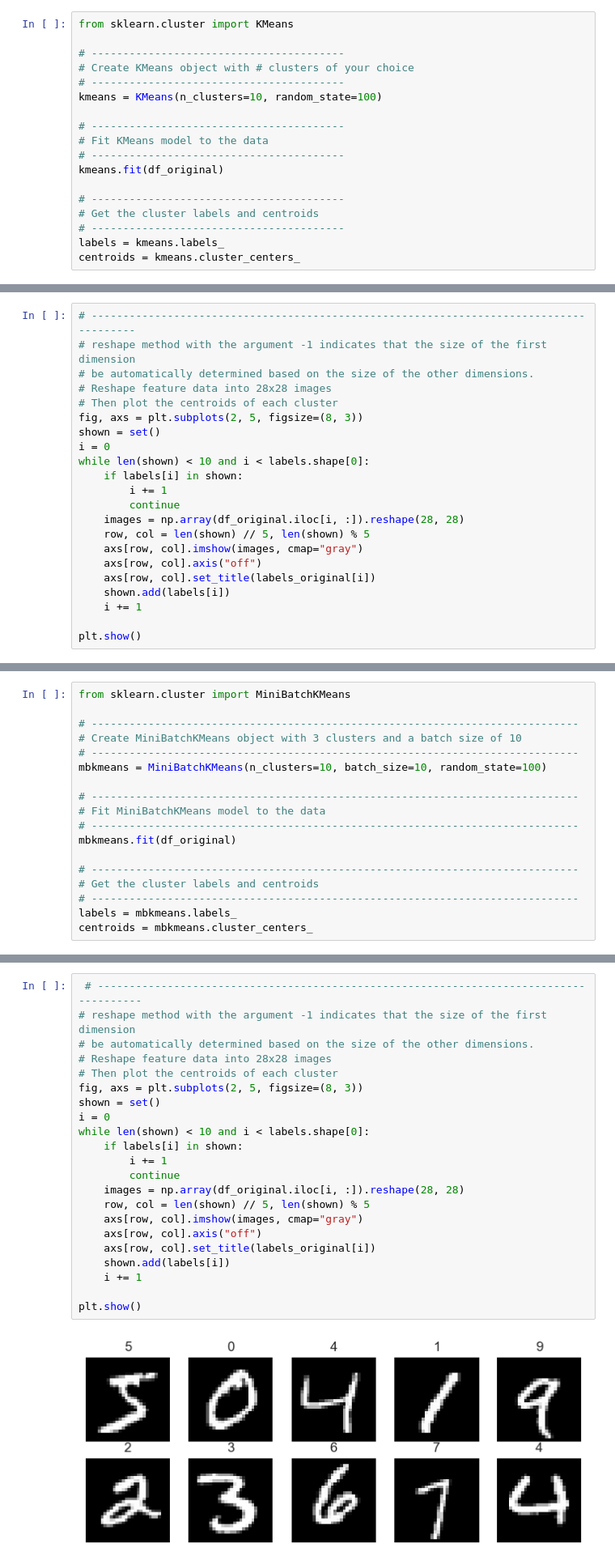
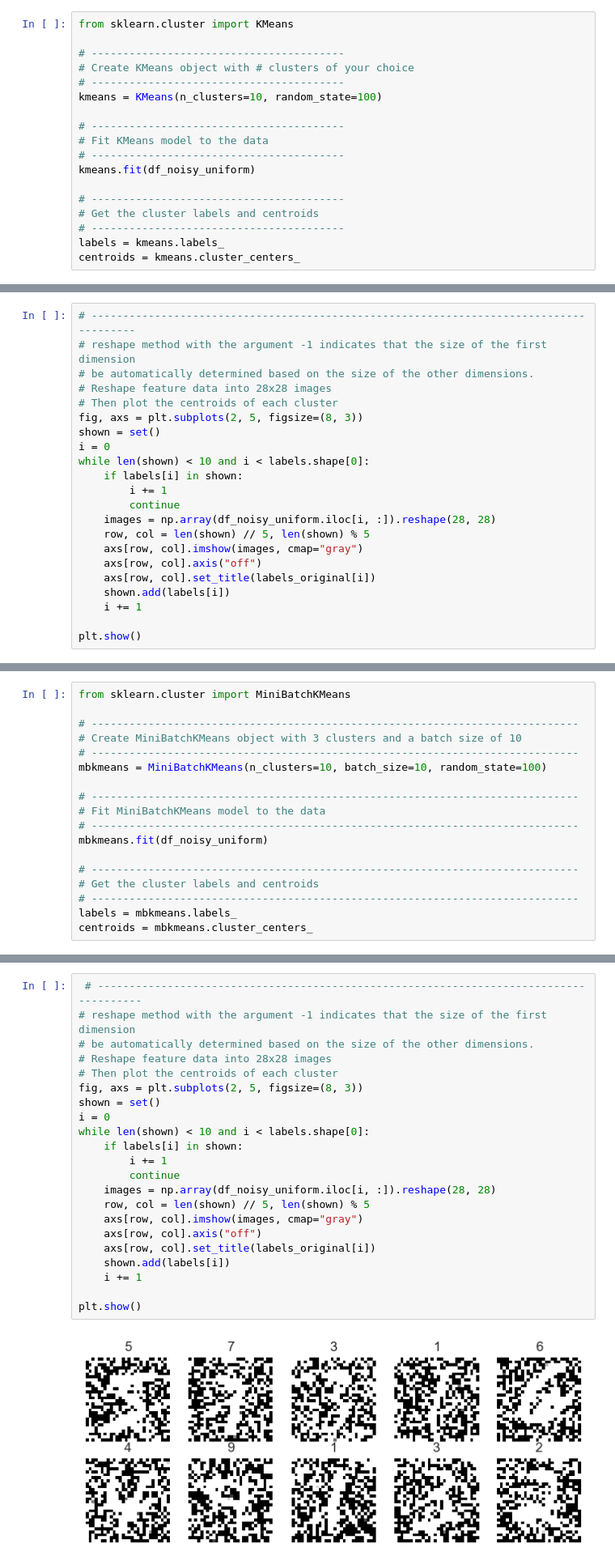
Before and after one commit to ZongyuWu97/CS6140, a Jupyter notebook: HW7.ipynb, the cells around one changed output, grey strips where cells are left out. Shown at 81% size. Saved outputs shown, nothing was run; the diff lists cells and outputs as text.

```diff
--- a/HW7.ipynb
+++ b/HW7.ipynb
@@ -432,7 +431,7 @@ kmeans = KMeans(n_clusters=10, random_state=100)
 # ----------------------------------------
 # Fit KMeans model to the data
 # ----------------------------------------
-kmeans.fit(df_original)
+kmeans.fit(df_noisy_uniform)
 
 # ----------------------------------------
 # Get the cluster labels and centroids
@@ -454,7 +453,7 @@ while len(shown) < 10 and i < labels.shape[0]:
     if labels[i] in shown:
         i += 1
         continue
-    images = np.array(df_original.iloc[i, :]).reshape(28, 28)
+    images = np.array(df_noisy_uniform.iloc[i, :]).reshape(28, 28)
     row, col = len(shown) // 5, len(shown) % 5
     axs[row, col].imshow(images, cmap="gray")
     axs[row, col].axis("off")
@@ -478,7 +477,7 @@ mbkmeans = MiniBatchKMeans(n_clusters=10, batch_size=10, random_state=100)
 # -----------------------------------------------------------------------------
 # Fit MiniBatchKMeans model to the data
 # -----------------------------------------------------------------------------
-mbkmeans.fit(df_original)
+mbkmeans.fit(df_noisy_uniform)
 
 # -----------------------------------------------------------------------------
 # Get the cluster labels and centroids
@@ -490,27 +489,27 @@ centroids = mbkmeans.cluster_centers_
 # %%
  # ---------------------------------------------------------------------------------------
 # reshape method with the argument -1 indicates that the size of the first dimension
 # be automatically determined based on the size of the other dimensions.
 # Reshape feature data into 28x28 images
 # Then plot the centroids of each cluster
 fig, axs = plt.subplots(2, 5, figsize=(8, 3))
 shown = set()
 i = 0
 while len(shown) < 10 and i < labels.shape[0]:
     if labels[i] in shown:
         i += 1
         continue
-    images = np.array(df_original.iloc[i, :]).reshape(28, 28)
+    images = np.array(df_noisy_uniform.iloc[i, :]).reshape(28, 28)
     row, col = len(shown) // 5, len(shown) % 5
     axs[row, col].imshow(images, cmap="gray")
     axs[row, col].axis("off")
     axs[row, col].set_title(labels_original[i])
     shown.add(labels[i])
     i += 1
 
 plt.show()
 # %% [output]
-[figure, old version]
+[figure, new version]
 # %% [markdown]
 ### DBSCAN
 # %%
```
Also changed, not shown: parts of 10 cells of this notebook, 7 other files.
